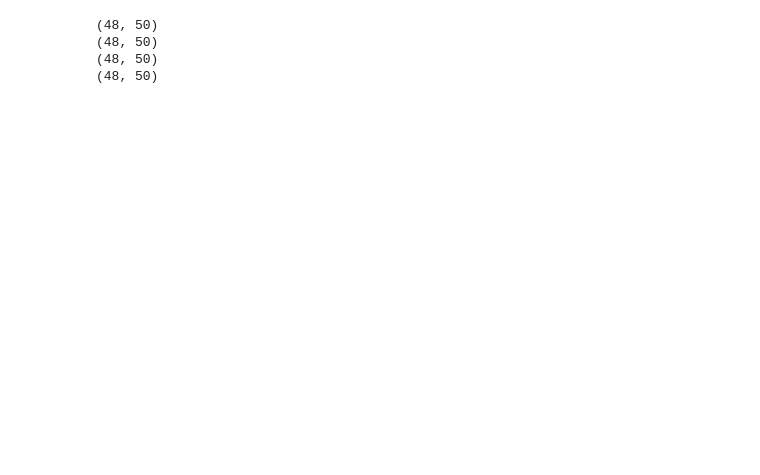
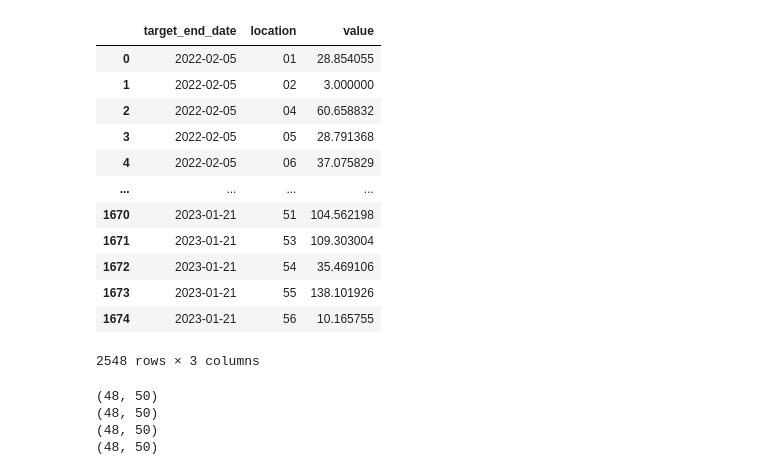
Before and after one commit to 3XiangyiKong3/DSC180AB_code, a Jupyter notebook: notebooks/MLP_Residual.ipynb, the cells around one changed output. Drawn from its saved outputs; the diff is of its cells as text; code cells hidden in the pictures; blank space fills up the shorter version.

```diff
--- a/notebooks/MLP_Residual.ipynb
+++ b/notebooks/MLP_Residual.ipynb
@@ -136,6 +136,22 @@ comman_weeks = sorted(list(set.intersection(*map(set, [list1_week1, list1_week2,
 
 time_length = len(comman_weeks)
 state_length = len(list2_week4)
+# %%
+weeks_1_df
+# %% [output]
+|  | target_end_date | location | value |
+| 0 | 2022-02-05 | 01 | 28.854055 |
+| 1 | 2022-02-05 | 02 | 3.000000 |
+| 2 | 2022-02-05 | 04 | 60.658832 |
+| 3 | 2022-02-05 | 05 | 28.791368 |
+| 4 | 2022-02-05 | 06 | 37.075829 |
+| ... | ... | ... | ... |
+| 1670 | 2023-01-21 | 51 | 104.562198 |
+| 1671 | 2023-01-21 | 53 | 109.303004 |
+| 1672 | 2023-01-21 | 54 | 35.469106 |
+| 1673 | 2023-01-21 | 55 | 138.101926 |
+| 1674 | 2023-01-21 | 56 | 10.165755 |
+2548 rows × 3 columns
 # %%
 pred_week1 = np.zeros([time_length,state_length])
 no_value_1_week = {}
```
Also changed, not shown: parts of 20 cells of this notebook, 32 other files.
